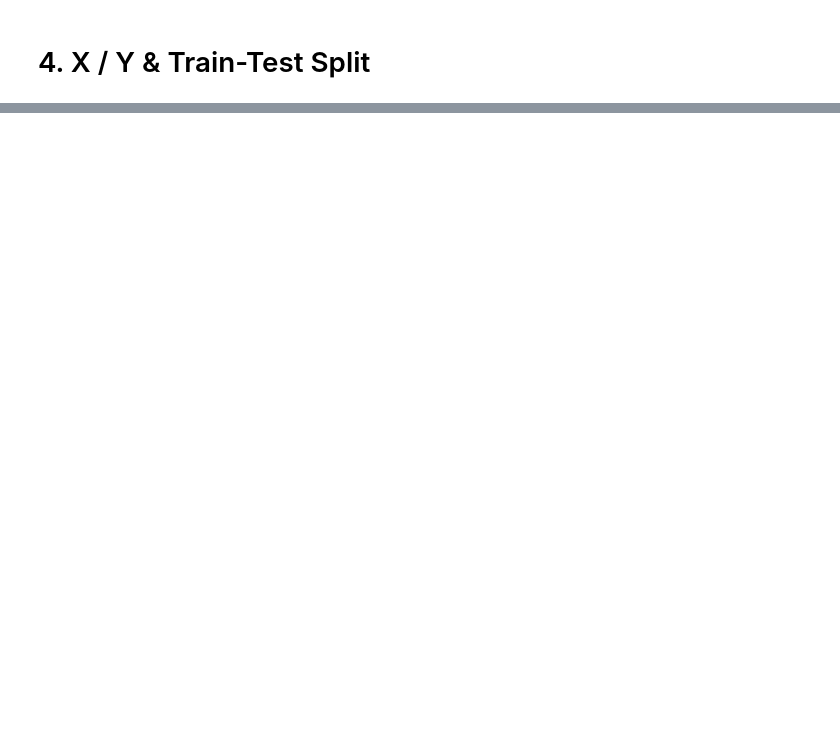
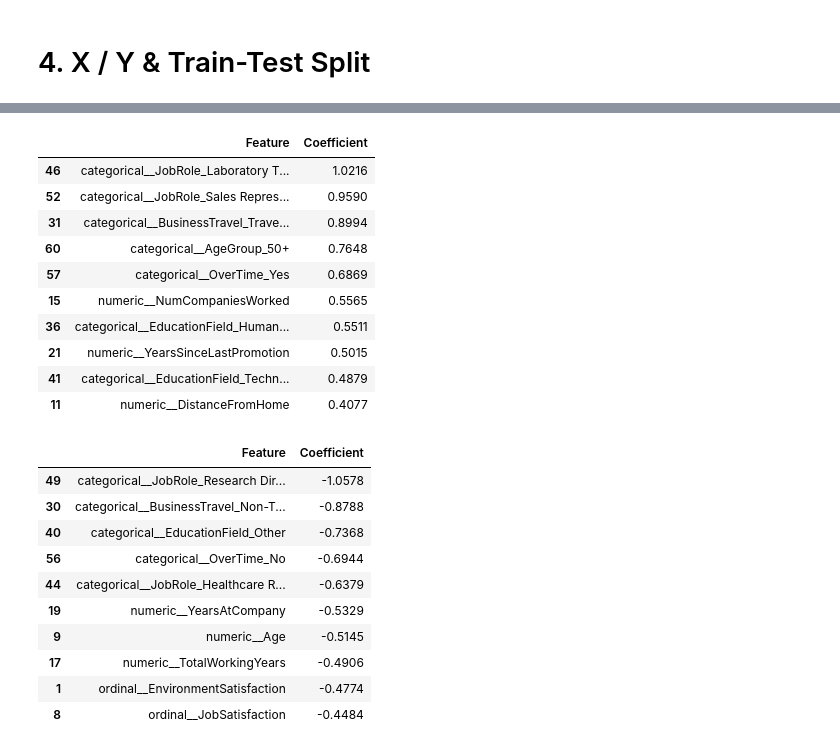
Before and after one commit to Dhruvindave/ML-IBM-HR-Attrition-Prediction, a Jupyter notebook: main.ipynb, the cells around one changed output, grey strips where cells are left out. Drawn from its saved outputs; the diff is of its cells as text; code cells hidden in the pictures; blank space fills up the shorter version.

```diff
--- a/main.ipynb
+++ b/main.ipynb
@@ -1708,0 +1889,27 @@ print(classification_report(y_test, y_pred, target_names=["No Attrition", "Attri
+# %%
+from sklearn.model_selection import GridSearchCV, StratifiedKFold
+
+cv_strategy = StratifiedKFold(n_splits=5, shuffle=True, random_state=42)
+tuning_scoring = "roc_auc"
+tuning_n_jobs = -1
+# %%
+logistic_regression_search = GridSearchCV(
+    estimator=model_pipeline,
+    param_grid={
+        "model__C": [0.01, 0.1, 1.0, 10.0, 100.0],
+        "model__class_weight": [None, "balanced"],
+    },
+    scoring=tuning_scoring,
+    cv=cv_strategy,
+    n_jobs=tuning_n_jobs,
+    refit=True,
+)
+logistic_regression_search.fit(X_train, y_train)
+tuned_logistic_regression = logistic_regression_search.best_estimator_
+
+print("Best parameters:", logistic_regression_search.best_params_)
+print("Best CV ROC-AUC:", round(logistic_regression_search.best_score_, 4))
+print(
+    "Test ROC-AUC:",
+    round(roc_auc_score(y_test, tuned_logistic_regression.predict_proba(X_test)[:, 1]), 4),
+)
@@ -1708,0 +2149,41 @@ print(classification_report(y_test, y_pred, target_names=["No Attrition", "Attri
+# %%
+final_feature_names = tuned_logistic_regression.named_steps[
+    "preprocessor"
+].get_feature_names_out()
+final_coefficients = tuned_logistic_regression.named_steps["model"].coef_.ravel()
+
+coefficient_table = pd.DataFrame(
+    {
+        "Feature": final_feature_names,
+        "Coefficient": final_coefficients,
+    }
+)
+
+top_positive_coefficients = coefficient_table.nlargest(10, "Coefficient")
+top_negative_coefficients = coefficient_table.nsmallest(10, "Coefficient")
+
+display(top_positive_coefficients.round(4))
+display(top_negative_coefficients.round(4))
+# %% [output]
+|  | Feature | Coefficient |
+| 46 | categorical__JobRole_Laboratory T... | 1.0216 |
+| 52 | categorical__JobRole_Sales Repres... | 0.9590 |
+| 31 | categorical__BusinessTravel_Trave... | 0.8994 |
+| 60 | categorical__AgeGroup_50+ | 0.7648 |
+| 57 | categorical__OverTime_Yes | 0.6869 |
+| 15 | numeric__NumCompaniesWorked | 0.5565 |
+| 36 | categorical__EducationField_Human... | 0.5511 |
+| 21 | numeric__YearsSinceLastPromotion | 0.5015 |
+| 41 | categorical__EducationField_Techn... | 0.4879 |
+| 11 | numeric__DistanceFromHome | 0.4077 |
+|  | Feature | Coefficient |
+| 49 | categorical__JobRole_Research Dir... | -1.0578 |
+| 30 | categorical__BusinessTravel_Non-T... | -0.8788 |
+| 40 | categorical__EducationField_Other | -0.7368 |
+| 56 | categorical__OverTime_No | -0.6944 |
+| 44 | categorical__JobRole_Healthcare R... | -0.6379 |
+| 19 | numeric__YearsAtCompany | -0.5329 |
+| 9 | numeric__Age | -0.5145 |
+| 17 | numeric__TotalWorkingYears | -0.4906 |
+| 1 | ordinal__EnvironmentSatisfaction | -0.4774 |
+| 8 | ordinal__JobSatisfaction | -0.4484 |
```
Also changed, not shown: parts of 52 cells of this notebook.
